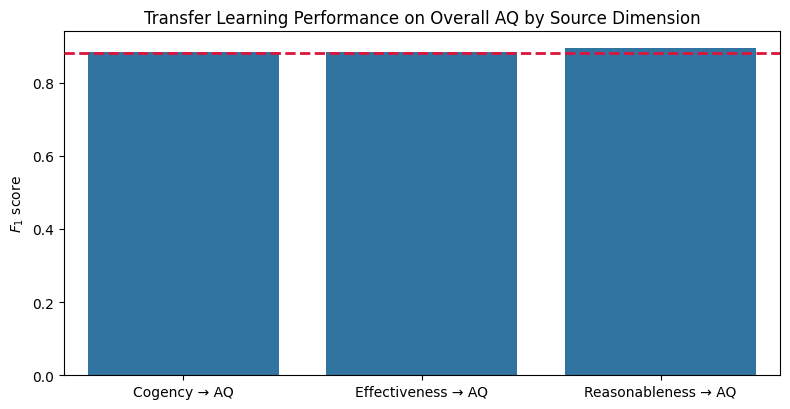
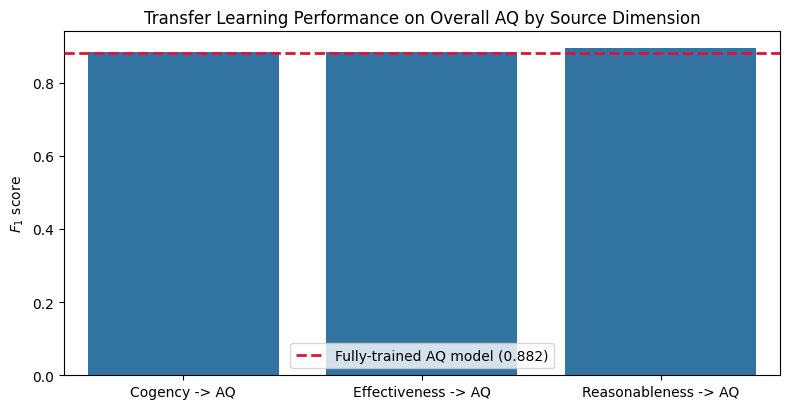
The notebook cell's code change between the first figure and the second:
--- before
+++ after
@@ -5,7 +5,7 @@
 
 transfer = {
-    "Cogency → AQ": f1_score(test_data["overall"], test_data["pred_overall_cogency"]),
-    "Effectiveness → AQ": f1_score(test_data["overall"], test_data["pred_overall_effectiveness"]),
-    "Reasonableness → AQ": f1_score(test_data["overall"], test_data["pred_overall_reasonableness"]),
+    "Cogency -> AQ": f1_score(test_data["overall"], test_data["pred_overall_cogency"]),
+    "Effectiveness -> AQ": f1_score(test_data["overall"], test_data["pred_overall_effectiveness"]),
+    "Reasonableness -> AQ": f1_score(test_data["overall"], test_data["pred_overall_reasonableness"]),
 }
 
@@ -16,5 +16,6 @@
 ax.set_title("Transfer Learning Performance on Overall AQ by Source Dimension")
 
-sns.barplot(transfer)
+ax.legend()
+sns.barplot(transfer, ax=ax)
 plt.tight_layout()
 plt.show()

Commit: final version